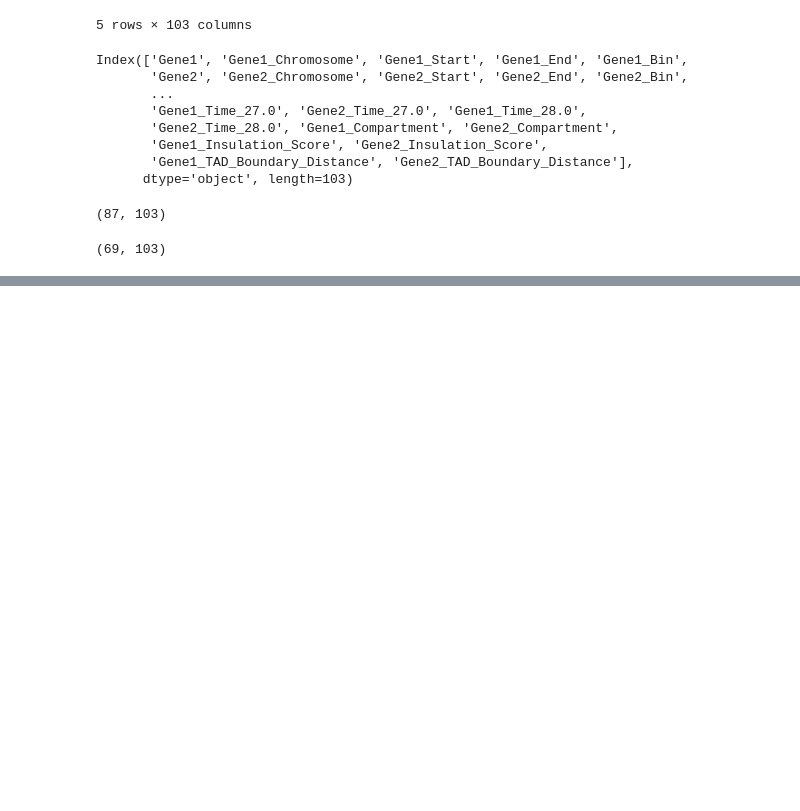
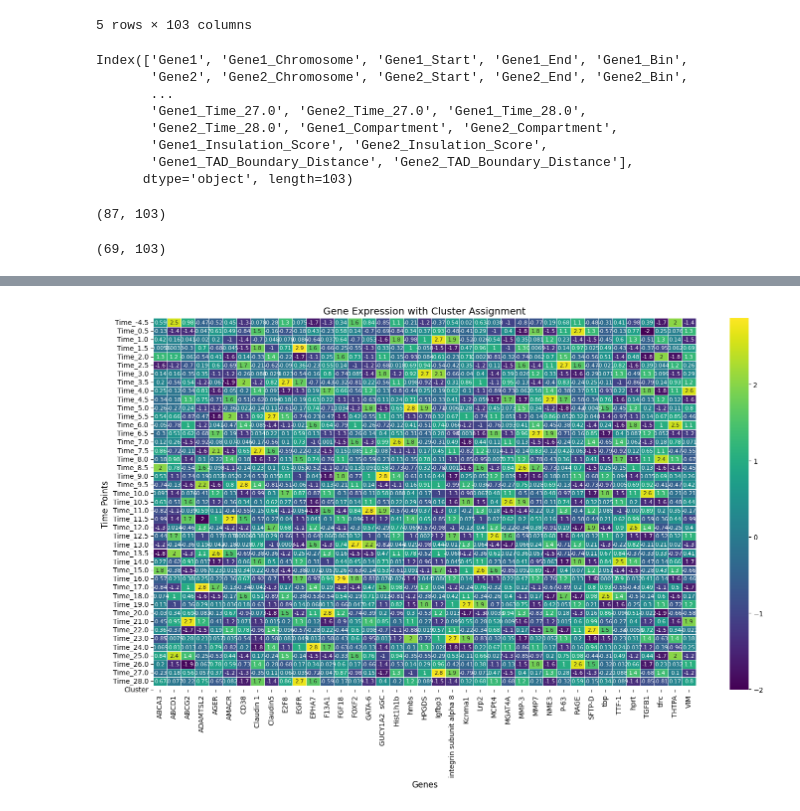
Before and after one commit to beyzoskaya/timeSeries_HiC, a Jupyter notebook: csv convert.ipynb, the cells around one changed output, grey strips where cells are left out. Drawn from its saved outputs; the diff is of its cells as text; code cells hidden in the pictures; blank space fills up the shorter version.

```diff
--- a/csv convert.ipynb
+++ b/csv convert.ipynb
@@ -632,0 +959,20 @@ data_real.shape
+# %%
+plt.figure(figsize=(15, 10))
+sns.heatmap(expression_data_scaled.drop('Cluster', axis=1).T,
+            cmap='viridis', annot=True, cbar=True,
+            annot_kws={"size": 8},
+            xticklabels=expression_data_scaled.index,
+            yticklabels=expression_data_scaled.columns,
+            linewidths=0.5)
+
+plt.xticks(rotation=90, ha='center', fontsize=10)
+plt.yticks(rotation=0, ha='right', fontsize=10)
+
+plt.title("Gene Expression with Cluster Assignment", fontsize=14)
+plt.xlabel("Genes", fontsize=12)
+plt.ylabel("Time Points", fontsize=12)
+
+plt.tight_layout()
+plt.show()
+# %% [output]
+[figure, added]
```
Also changed, not shown: parts of 31 cells of this notebook.
